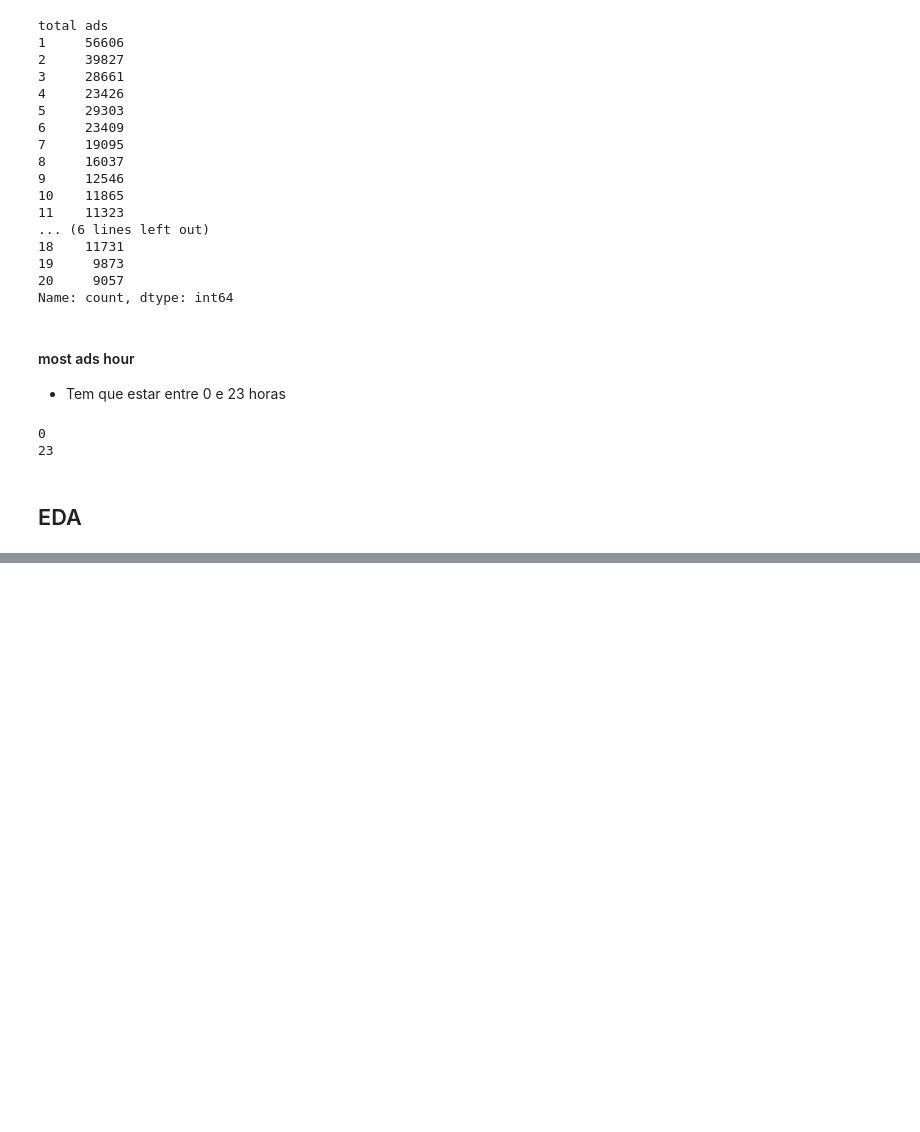
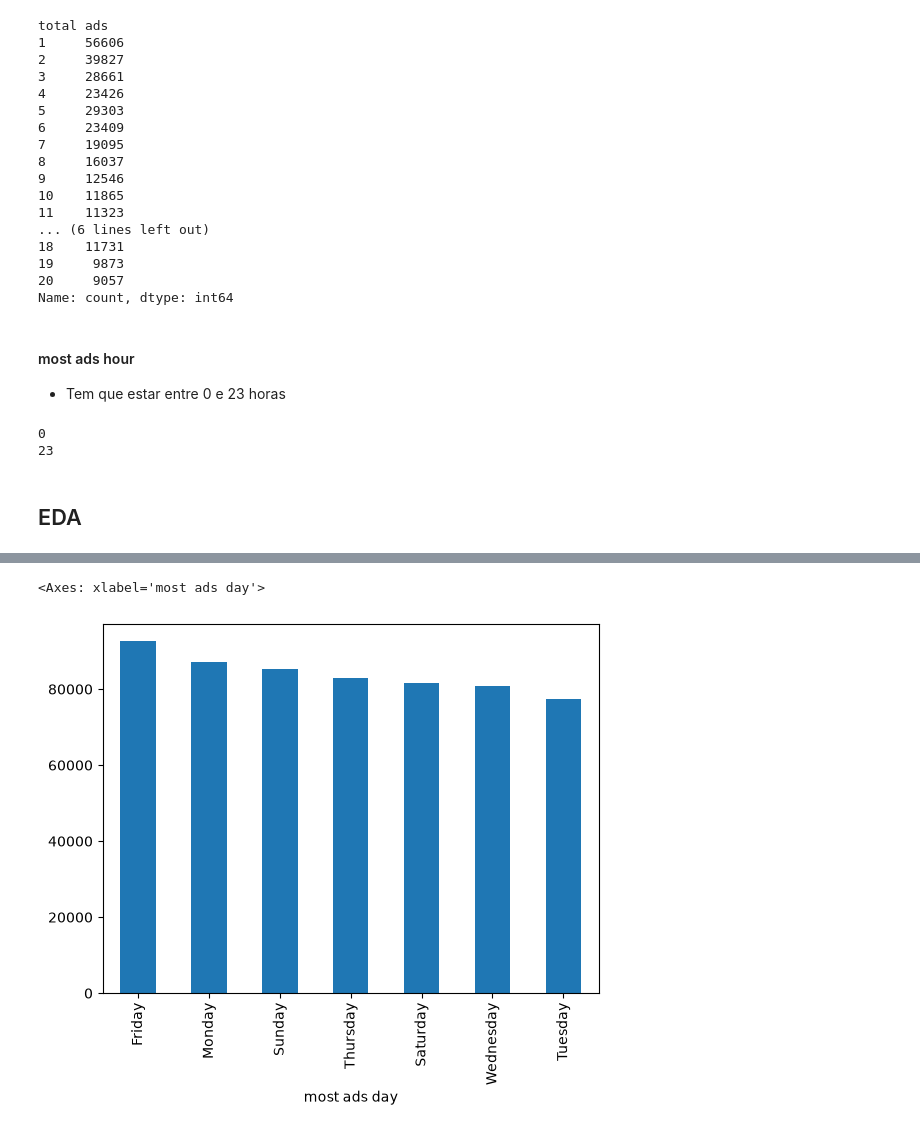
Before and after one commit to igor-kevin/marketing_test-a-b, a Jupyter notebook: notebooks/01_qualidade_dados_e_EDA.ipynb, the cells around one changed output, grey strips where cells are left out. Drawn from its saved outputs; the diff is of its cells as text; code cells hidden in the pictures; blank space fills up the shorter version.

```diff
--- a/notebooks/01_qualidade_dados_e_EDA.ipynb
+++ b/notebooks/01_qualidade_dados_e_EDA.ipynb
@@ -250,0 +271,5 @@ df.loc[df['test group']=='psa']
+# %%
+df["most ads day"].value_counts().plot(kind="bar")
+# %% [output]
+<Axes: xlabel='most ads day'>
+[figure, added]
```
Also changed, not shown: parts of 45 cells of this notebook, 2 other files.
